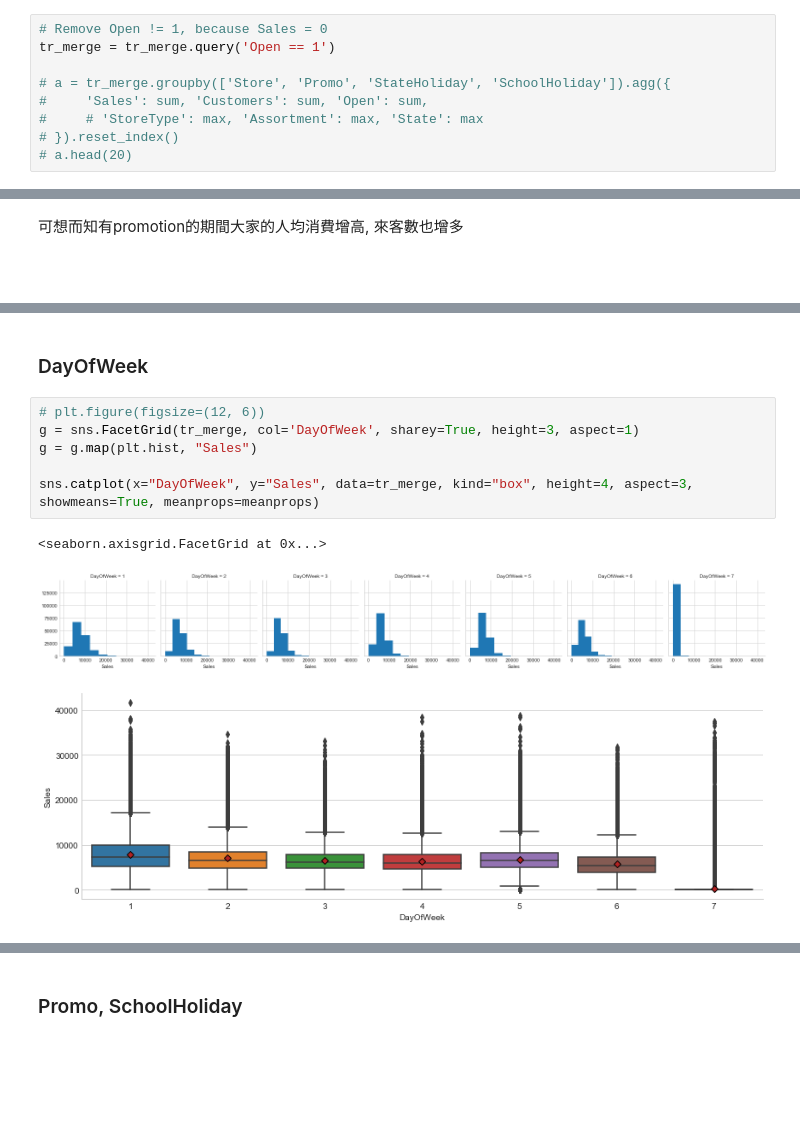
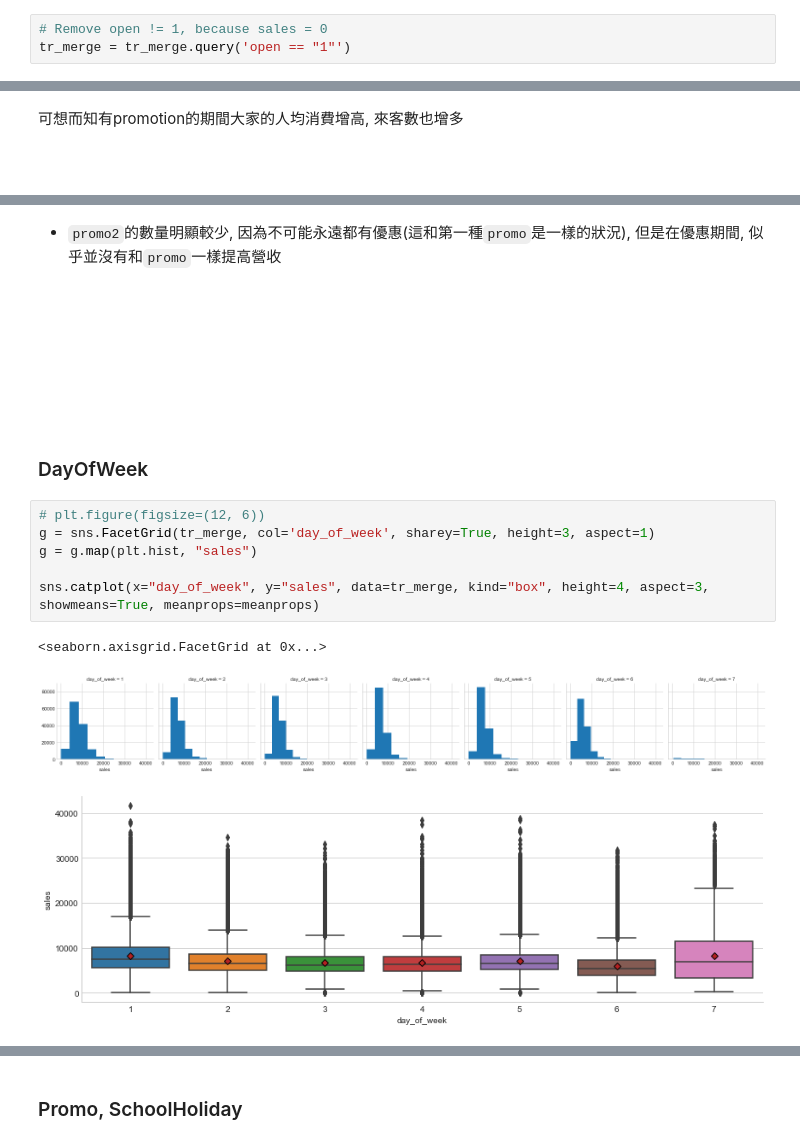
Before and after one commit to CloudMile/ml-specialized, a Jupyter notebook: rossmann/rossman.ipynb, the cells around one changed output, grey strips where cells are left out. Cells and saved outputs as stored; diff of their text form; blank space fills up the shorter version.

```diff
--- a/rossmann/rossman.ipynb
+++ b/rossmann/rossman.ipynb
@@ -218,13 +177,7 @@ Name: Sales, dtype: float64
 [figure]
-# %%
-# Remove Open != 1, because Sales = 0
-tr_merge = tr_merge.query('Open == 1')
-
-# a = tr_merge.groupby(['Store', 'Promo', 'StateHoliday', 'SchoolHoliday']).agg({
-#     'Sales': sum, 'Customers': sum, 'Open': sum,
-#     # 'StoreType': max, 'Assortment': max, 'State': max
-# }).reset_index()
-# a.head(20)
+# %%
+# Remove open != 1, because sales = 0
+tr_merge = tr_merge.query('open == "1"')
 # %% [markdown]
 <br/>
 <br/>
@@ -375,16 +285,26 @@ agg
 | promo2 |  |  |  |  |  |  |  |  |  |
 | 0 | 699164.0 | 7051.816202 | 3185.964977 | 0.0 | 4908.0 | 6440.0 | 8476.0 | 41551.0 | 4.930376e+09 |
 | 1 | 145228.0 | 6491.892748 | 2626.976161 | 0.0 | 4650.0 | 6044.0 | 7837.0 | 31523.0 | 9.428046e+08 |
+# %% [markdown]
+- `promo2`的數量明顯較少, 因為不可能永遠都有優惠(這和第一種`promo`是一樣的狀況), 但是在優惠期間, 似乎並沒有和`promo`一樣提高營收
+
+<br/>
+<br/>
+<br/>
 # %% [markdown]
+<br/>
+<br/>
+<br/>
+
 ### DayOfWeek
 # %%
 # plt.figure(figsize=(12, 6))
-g = sns.FacetGrid(tr_merge, col='DayOfWeek', sharey=True, height=3, aspect=1)
-g = g.map(plt.hist, "Sales")
+g = sns.FacetGrid(tr_merge, col='day_of_week', sharey=True, height=3, aspect=1)
+g = g.map(plt.hist, "sales")
 
-sns.catplot(x="DayOfWeek", y="Sales", data=tr_merge, kind="box", height=4, aspect=3, showmeans=True, meanprops=meanprops)
+sns.catplot(x="day_of_week", y="sales", data=tr_merge, kind="box", height=4, aspect=3, showmeans=True, meanprops=meanprops)
 # %% [output]
 <seaborn.axisgrid.FacetGrid at 0x...>
-[figure, old version]
+[figure, new version]
-[figure, old version]
+[figure, new version]
 # %%
```
Also changed, not shown: parts of 107 cells of this notebook, 10 other files.
